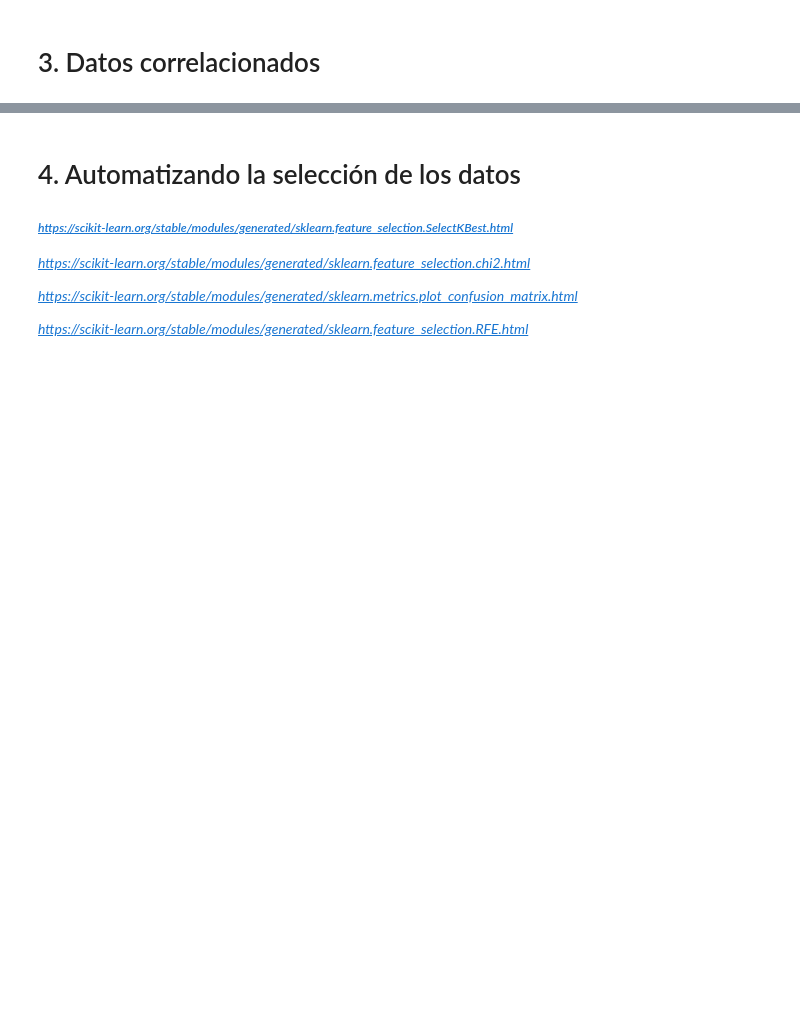
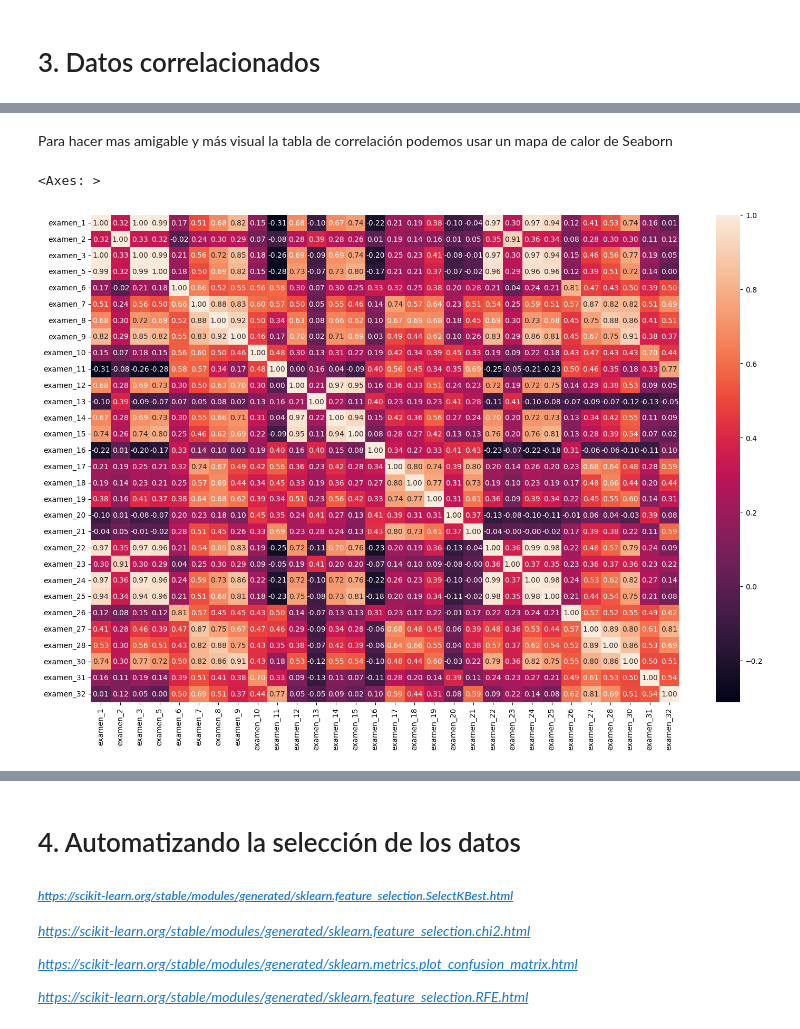
Before and after one commit to RicardoDuranS/Deteccion_tumores, a Jupyter notebook: dimensionality_reduction.ipynb, the cells around one changed output, grey strips where cells are left out. Drawn from its saved outputs; the diff is of its cells as text; code cells hidden in the pictures; blank space fills up the shorter version.

Commit message:
Analizis de la correlación de variables

```diff
--- a/dimensionality_reduction.ipynb
+++ b/dimensionality_reduction.ipynb
@@ -108,0 +197,3 @@ logistic.score(x_test, y_test)
+# %%
+X2 = X1.drop(columns = ["examen_29", "examen_4"], axis=1)
+X2.head(2)
@@ -110,0 +244,8 @@ logistic.score(x_test, y_test)
+# %% [markdown]
+Para hacer mas amigable y más visual la tabla de correlación podemos usar un mapa de calor de Seaborn
+# %%
+plt.figure(figsize=(18,12))
+sns.heatmap(X2.corr(), annot=True, fmt = ".2f")
+# %% [output]
+<Axes: >
+[figure, added]
```
Also changed, not shown: parts of 30 cells of this notebook.
